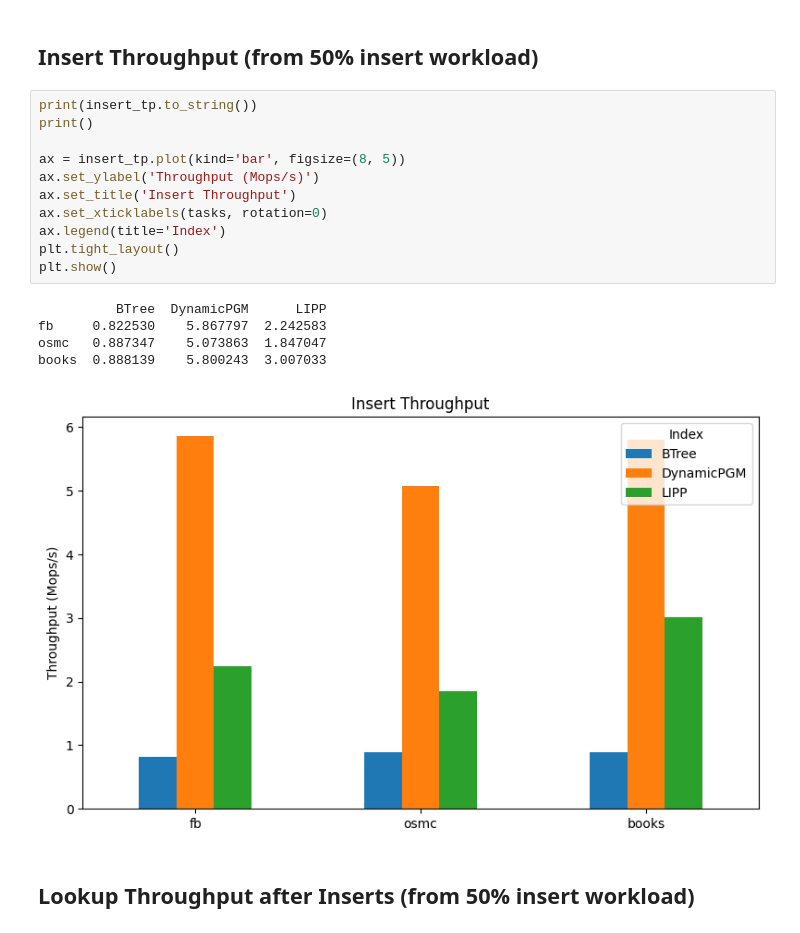
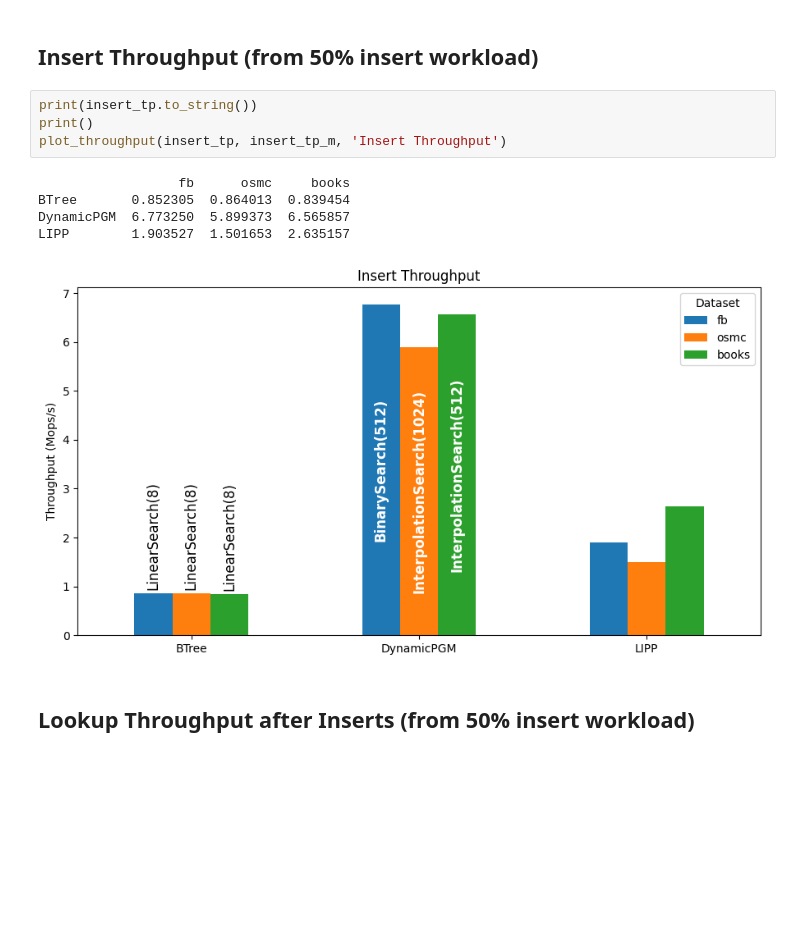
Before and after one commit to michaelneuder/COS568-LI-SP26, a Jupyter notebook: analysis.ipynb, the cells around one changed output. Cells and saved outputs as stored; diff of their text form; blank space fills up the shorter version.

```diff
--- a/analysis.ipynb
+++ b/analysis.ipynb
@@ -91,20 +115,13 @@ books  1.331873    1.879073  358.872333
 # %%
 print(insert_tp.to_string())
 print()
-
-ax = insert_tp.plot(kind='bar', figsize=(8, 5))
-ax.set_ylabel('Throughput (Mops/s)')
-ax.set_title('Insert Throughput')
-ax.set_xticklabels(tasks, rotation=0)
-ax.legend(title='Index')
-plt.tight_layout()
-plt.show()
+plot_throughput(insert_tp, insert_tp_m, 'Insert Throughput')
 # %% [output]
-          BTree  DynamicPGM      LIPP
-fb     0.822530    5.867797  2.242583
-osmc   0.887347    5.073863  1.847047
-books  0.888139    5.800243  3.007033
+                  fb      osmc     books
+BTree       0.852305  0.864013  0.839454
+DynamicPGM  6.773250  5.899373  6.565857
+LIPP        1.903527  1.501653  2.635157
-[figure, old version]
+[figure, new version]
 # %% [markdown]
 ## Lookup Throughput after Inserts (from 50% insert workload)
 # %%
```
Also changed, not shown: parts of 5 cells of this notebook, 19 other files.
